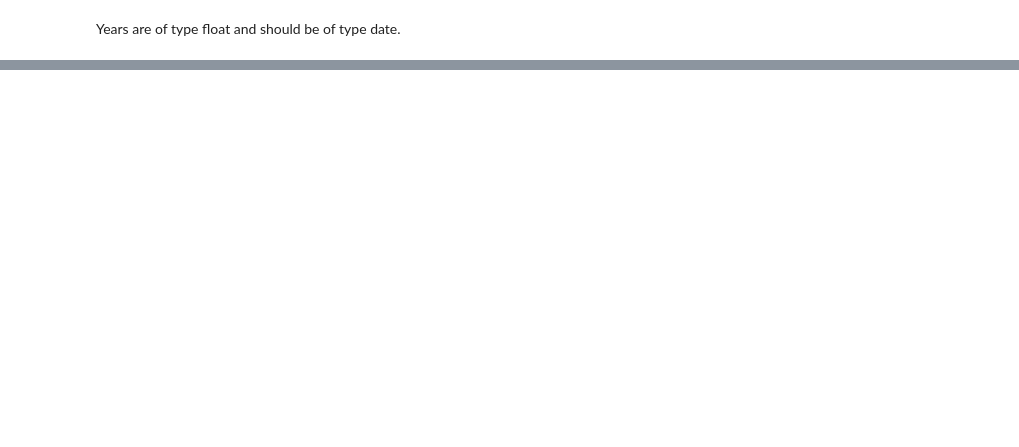
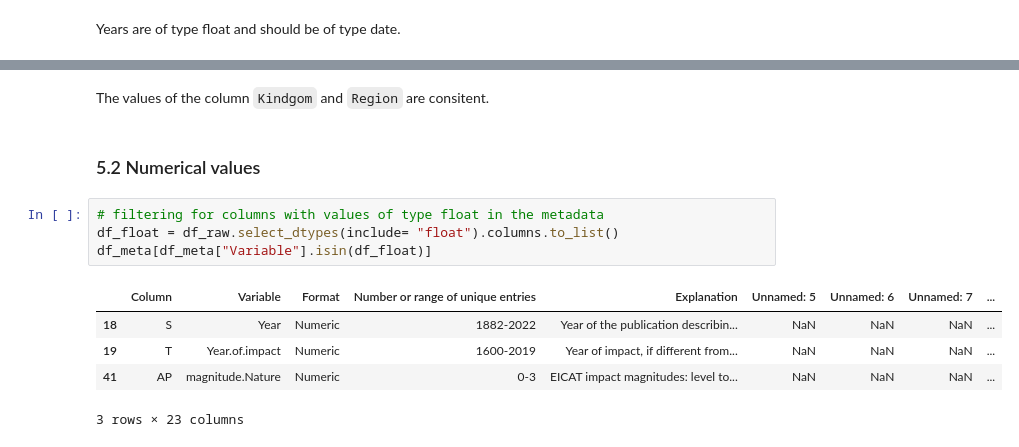
Before and after one commit to zoedoucet/project-1-eda-sql, a Jupyter notebook: notebooks/01_eda.ipynb, the cells around one changed output, grey strips where cells are left out. Cells and saved outputs as stored; diff of their text form; blank space fills up the shorter version.

```diff
--- a/notebooks/01_eda.ipynb
+++ b/notebooks/01_eda.ipynb
@@ -234,0 +334,14 @@ The type of the dates should be changed from float to data.
+# %% [markdown]
+The values of the column `Kindgom` and `Region` are consitent.
+# %% [markdown]
+### 5.2 Numerical values
+# %%
+# filtering for columns with values of type float in the metadata
+df_float = df_raw.select_dtypes(include= "float").columns.to_list()
+df_meta[df_meta["Variable"].isin(df_float)]
+# %% [output]
+|  | Column | Variable | Format | Number or range of unique entries | Explanation | Unnamed: 5 | Unnamed: 6 | Unnamed: 7 | ... |
+| 18 | S | Year | Numeric | 1882-2022 | Year of the publication describin... | NaN | NaN | NaN | ... |
+| 19 | T | Year.of.impact | Numeric | 1600-2019 | Year of impact, if different from... | NaN | NaN | NaN | ... |
+| 41 | AP | magnitude.Nature | Numeric | 0-3 | EICAT impact magnitudes: level to... | NaN | NaN | NaN | ... |
+3 rows × 23 columns
```
Also changed, not shown: parts of 36 cells of this notebook.
